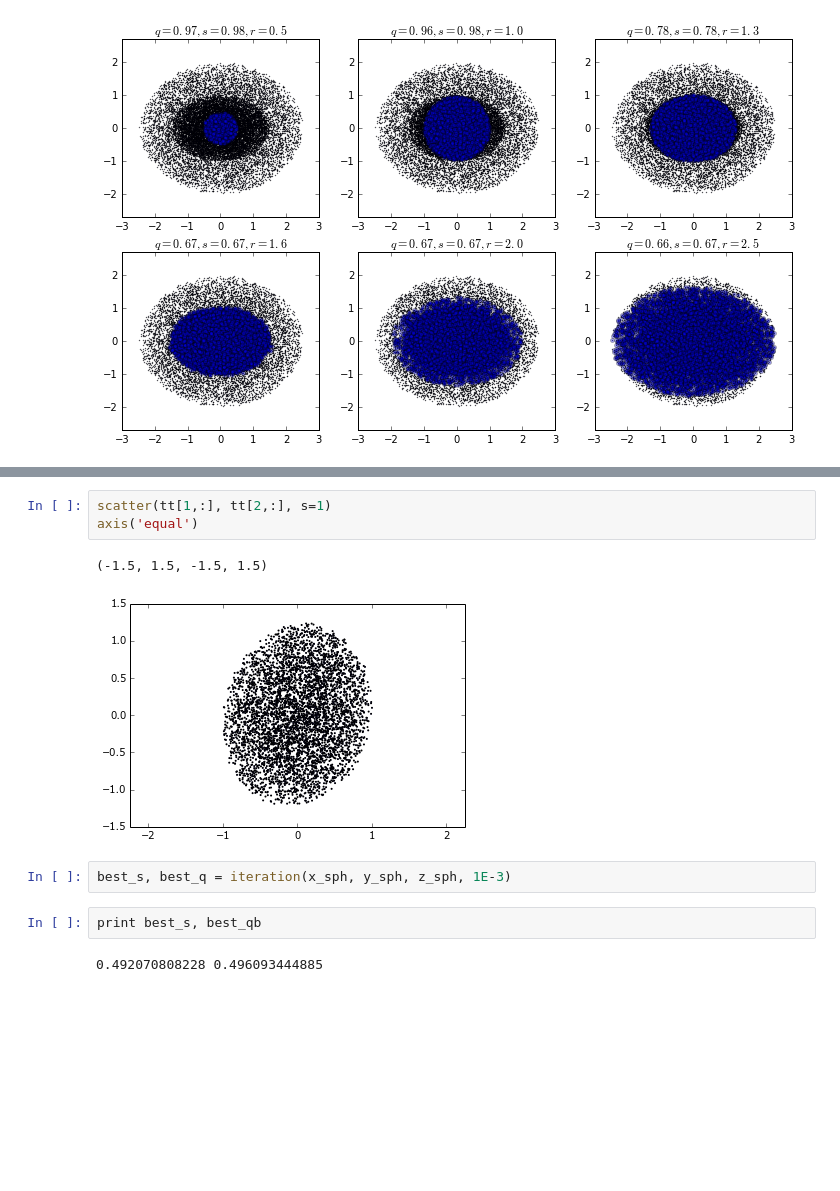
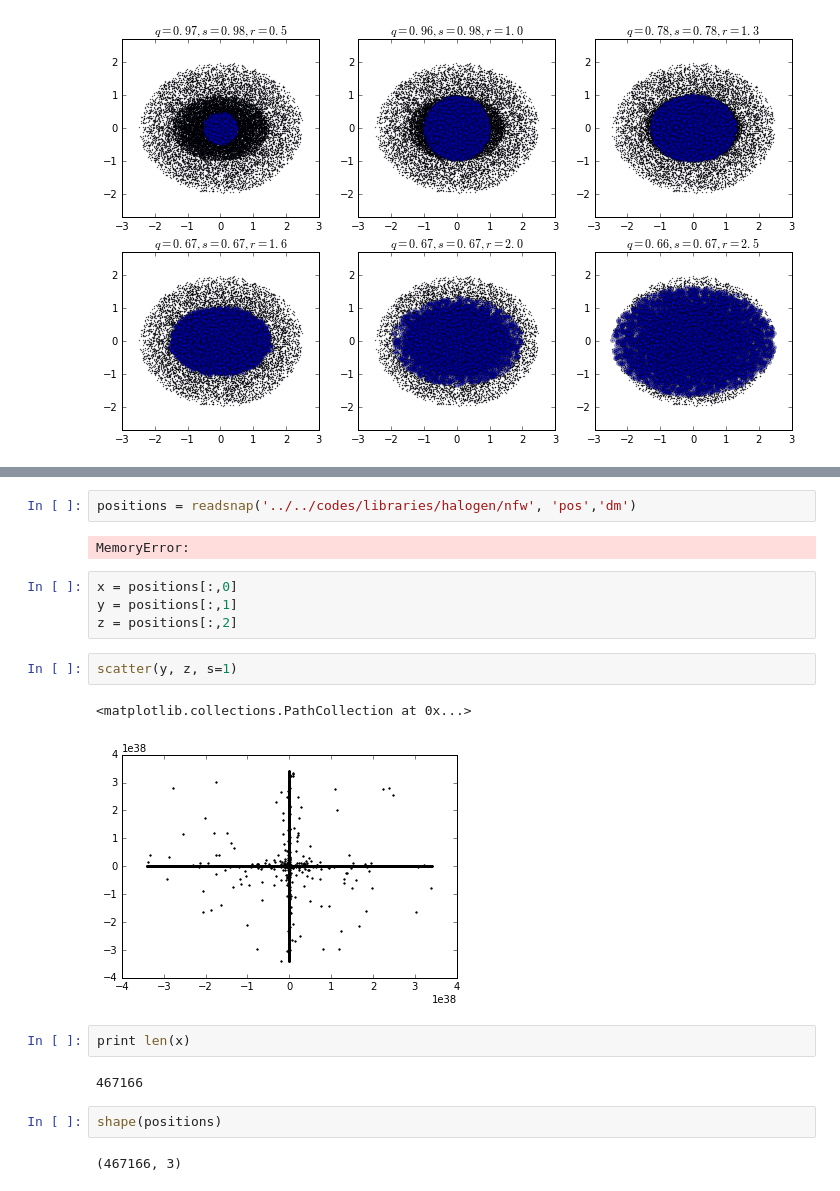
Before and after one commit to jngaravitoc/shapes, a Jupyter notebook: Shapes.ipynb, the cells around one changed output, grey strips where cells are left out. Cells and saved outputs as stored; diff of their text form; blank space fills up the shorter version.

Commit message:
Shapes uodate

```diff
--- a/Shapes.ipynb
+++ b/Shapes.ipynb
@@ -298,12 +229,21 @@ tt = dot(evec, D)
-# %%
-scatter(tt[1,:], tt[2,:], s=1)
-axis('equal')
-# %% [output]
-(-1.5, 1.5, -1.5, 1.5)
-[figure, removed]
-# %%
-best_s, best_q = iteration(x_sph, y_sph, z_sph, 1E-3)
-# %%
-print best_s, best_qb
-# %% [output]
-0.492070808228 0.496093444885
+# %%
+positions = readsnap('../../codes/libraries/halogen/nfw', 'pos','dm')
+# %% [output]
+MemoryError:
+# %%
+x = positions[:,0]
+y = positions[:,1]
+z = positions[:,2]
+# %%
+scatter(y, z, s=1)
+# %% [output]
+<matplotlib.collections.PathCollection at 0x...>
+[figure, added]
+# %%
+print len(x)
+# %% [output]
+467166
+# %%
+shape(positions)
+# %% [output]
+(467166, 3)
```
Also changed, not shown: parts of 16 cells of this notebook.
